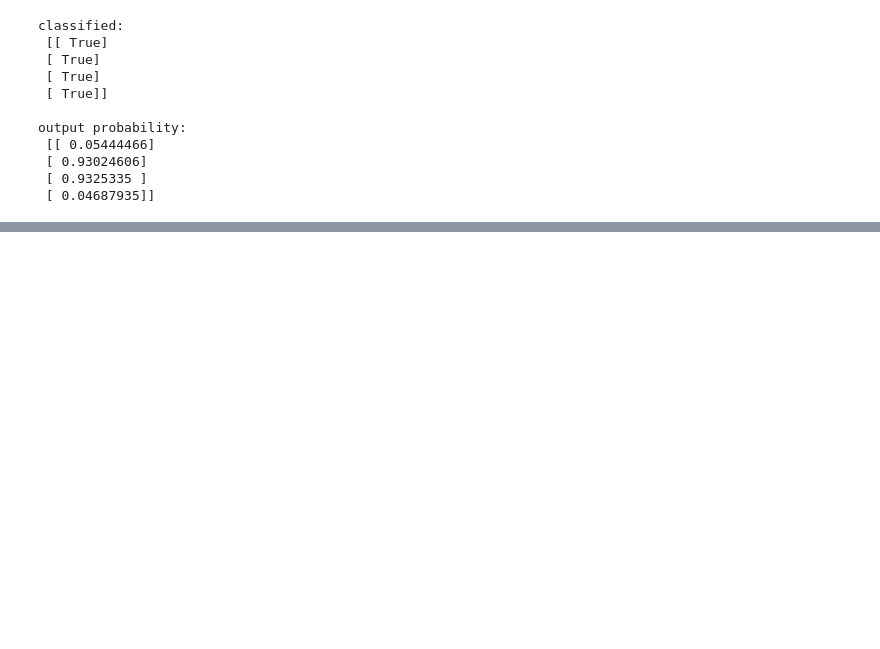
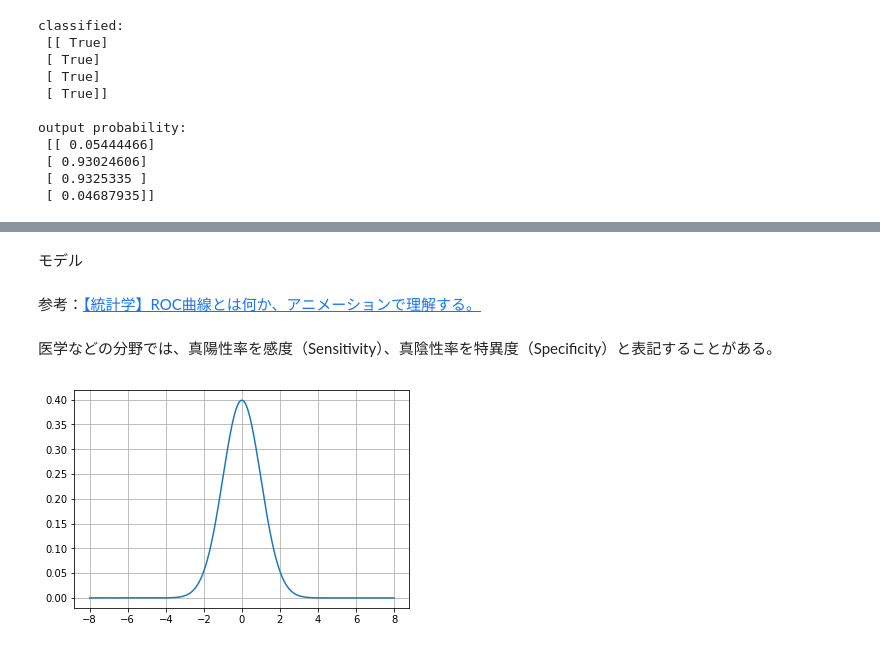
Before and after one commit to YouheiKomakine/pytorch-code-examples, a Jupyter notebook: Syoukai_DeepLearning_2.ipynb, the cells around one changed output, grey strips where cells are left out. Saved outputs shown, nothing was run; the diff lists cells and outputs as text; code cells hidden in the pictures; blank space fills up the shorter version.

```diff
--- a/Syoukai_DeepLearning_2.ipynb
+++ b/Syoukai_DeepLearning_2.ipynb
@@ -562,0 +609,18 @@ output probability:
+# %% [markdown]
+モデル
+# %% [markdown]
+参考：[【統計学】ROC曲線とは何か、アニメーションで理解する。](https://qiita.com/kenmatsu4/items/550b38f4fa31e9af6f4f)
+# %% [markdown]
+医学などの分野では、真陽性率を感度（Sensitivity）、真陰性率を特異度（Specificity）と表記することがある。
+# %%
+import numpy as np
+import matplotlib.pyplot as plt
+
+def normdist(x, mu, sigma):
+    return (1./(np.sqrt(2 * np.pi) * sigma)) * np.exp(( -1 * (x-mu)**2 )/(2 * sigma**2 ))
+
+x = np.linspace(-8,8,1000)
+plt.plot(x, normdist(x, 0, 1))
+plt.grid()
+# %% [output]
+[figure, added]
```
Also changed, not shown: parts of 6 cells of this notebook.
